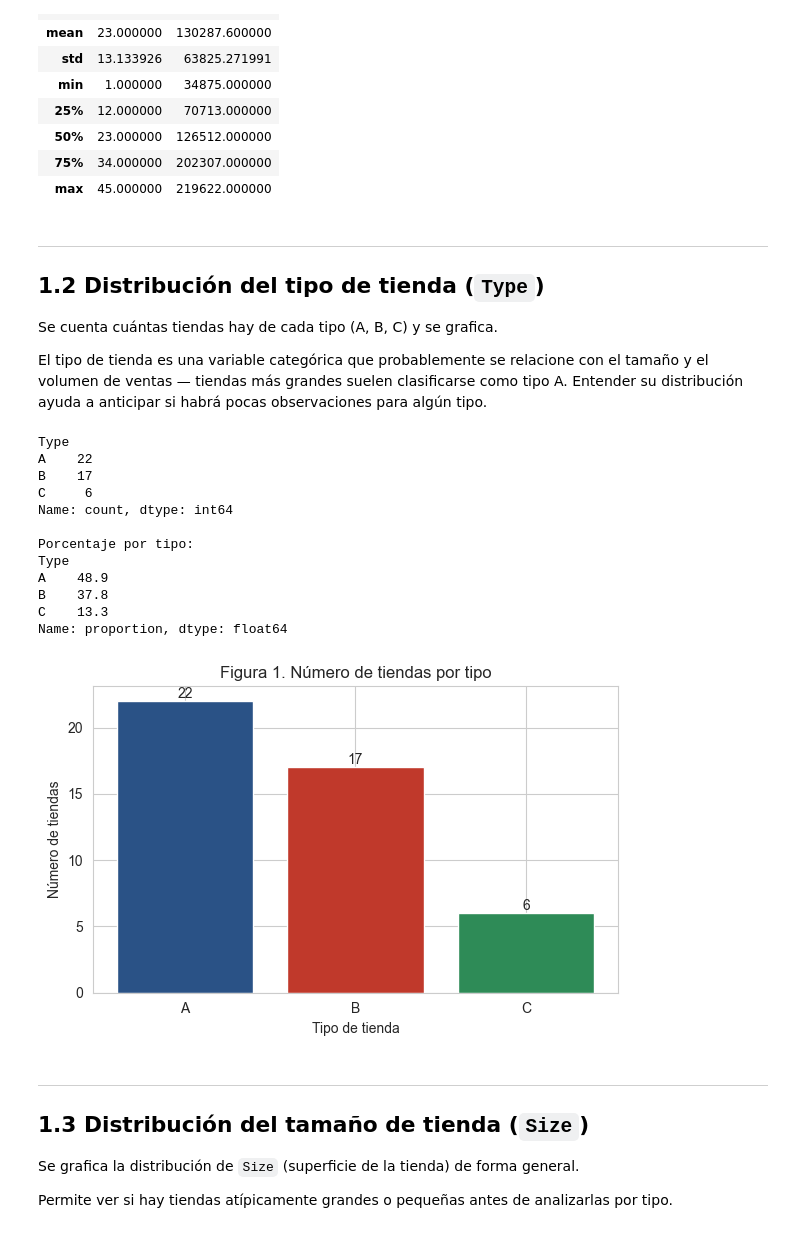
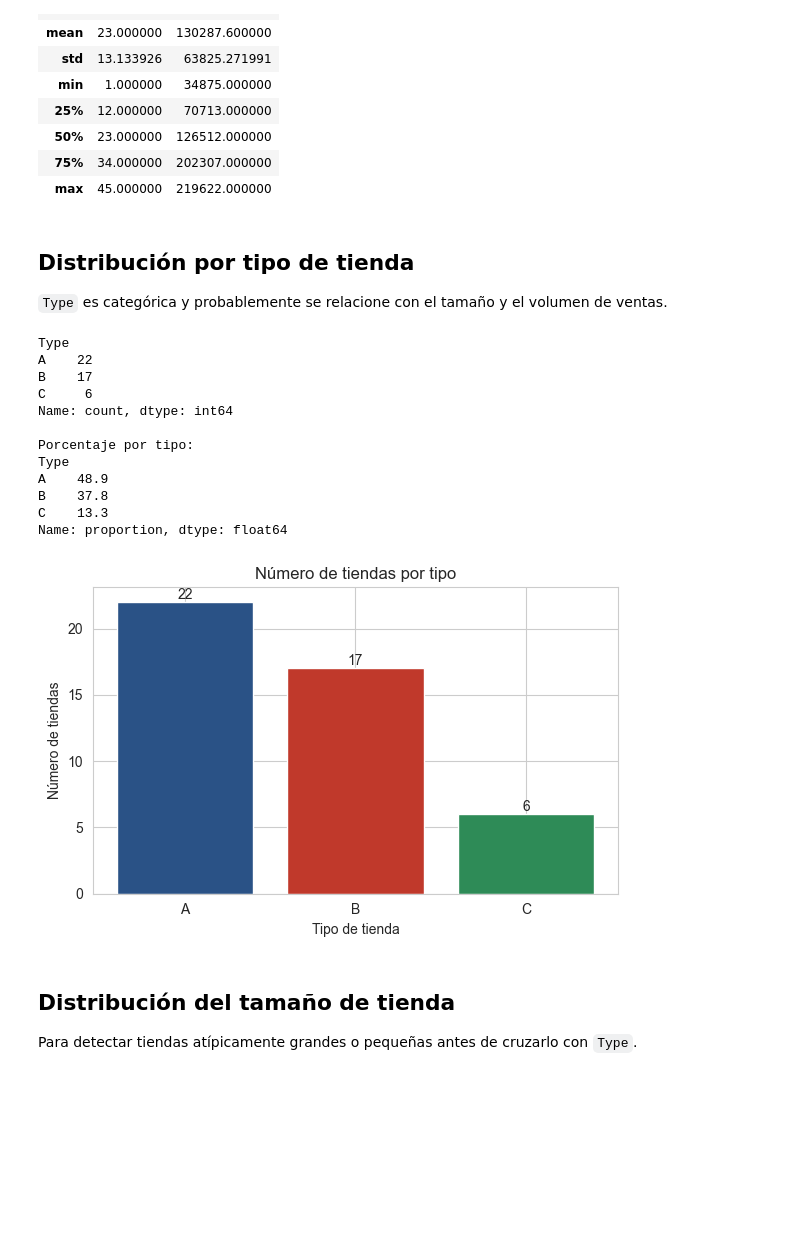
Before and after one commit to Humbert060999/Walmart_project, a Jupyter notebook: notebooks/02_eda_stores.ipynb, the cells around one changed output. Cells and saved outputs as stored; diff of their text form; code cells hidden in the pictures; blank space fills up the shorter version.

```diff
--- a/notebooks/02_eda_stores.ipynb
+++ b/notebooks/02_eda_stores.ipynb
@@ -85,48 +77,42 @@ df.describe()
 | 75% | 34.000000 | 202307.000000 |
 | max | 45.000000 | 219622.000000 |
 # %% [markdown]
----
-## 1.2 Distribución del tipo de tienda (`Type`)
+## Distribución por tipo de tienda
 
-Se cuenta cuántas tiendas hay de cada tipo (A, B, C) y se grafica.
-
-El tipo de tienda es una variable categórica que probablemente se relacione con el tamaño y el volumen de ventas — tiendas más grandes suelen clasificarse como tipo A. Entender su distribución ayuda a anticipar si habrá pocas observaciones para algún tipo.
+`Type` es categórica y probablemente se relacione con el tamaño y el volumen de ventas.
 # %%
 conteo_tipo = df["Type"].value_counts().sort_index()
 print(conteo_tipo)
 print("\nPorcentaje por tipo:")
 print((df["Type"].value_counts(normalize=True).sort_index() * 100).round(1))
 
 plt.figure(figsize=(6, 4))
 plt.bar(conteo_tipo.index, conteo_tipo.values, color=["#2a5286", "#c0392b", "#2e8b57"])
-plt.title("Figura 1. Número de tiendas por tipo")
+plt.title("Número de tiendas por tipo")
 plt.xlabel("Tipo de tienda")
 plt.ylabel("Número de tiendas")
 for i, v in enumerate(conteo_tipo.values):
     plt.text(i, v, str(v), ha="center", va="bottom")
 plt.tight_layout()
 plt.show()
 # %% [output]
 Type
 A    22
 B    17
 C     6
 Name: count, dtype: int64
 
 Porcentaje por tipo:
 Type
 A    48.9
 B    37.8
 C    13.3
 Name: proportion, dtype: float64
-[figure, old version]
+[figure, new version]
 # %% [markdown]
----
-## 1.3 Distribución del tamaño de tienda (`Size`)
+## Distribución del tamaño de tienda
 
-Se grafica la distribución de `Size` (superficie de la tienda) de forma general.
-
-Permite ver si hay tiendas atípicamente grandes o pequeñas antes de analizarlas por tipo.
+Para detectar tiendas atípicamente grandes o pequeñas antes de cruzarlo con `Type`.
 # %%
 plt.figure(figsize=(7, 4))
 plt.hist(df["Size"], bins=15, color="#2a5286")
```
Also changed, not shown: parts of 8 cells of this notebook.
